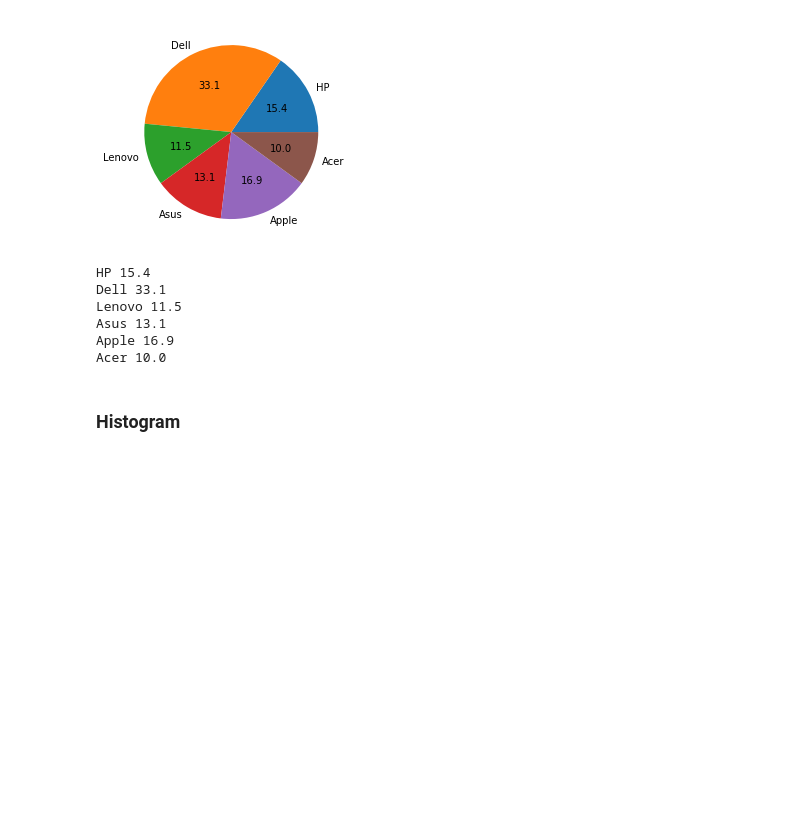
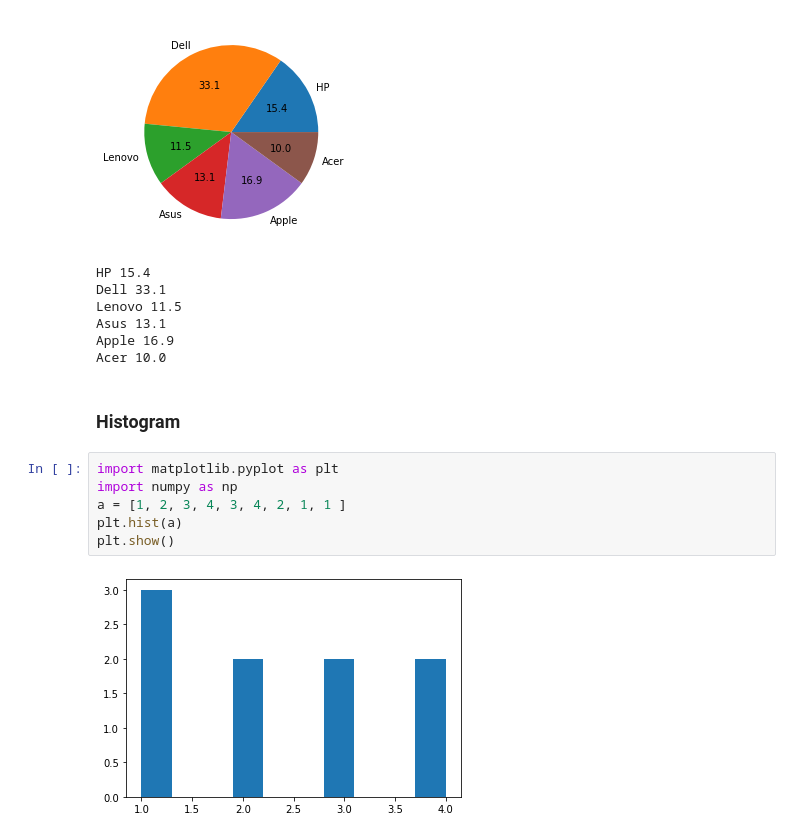
Before and after one commit to Xicoat/DataScienceCourse, a Jupyter notebook: 13_PlottingGraphs/Graphs.ipynb, the cells around one changed output. Saved outputs shown, nothing was run; the diff lists cells and outputs as text; blank space fills up the shorter version.

Commit message:
plotting finished

```diff
--- a/13_PlottingGraphs/Graphs.ipynb
+++ b/13_PlottingGraphs/Graphs.ipynb
@@ -291,3 +291,11 @@ Apple 16.9
 Acer 10.0
 # %% [markdown]
 ### Histogram
+# %%
+import matplotlib.pyplot as plt
+import numpy as np
+a = [1, 2, 3, 4, 3, 4, 2, 1, 1 ]
+plt.hist(a)
+plt.show()
+# %% [output]
+[figure, added]
```
Also changed, not shown: parts of 20 cells of this notebook, 1 other file.
